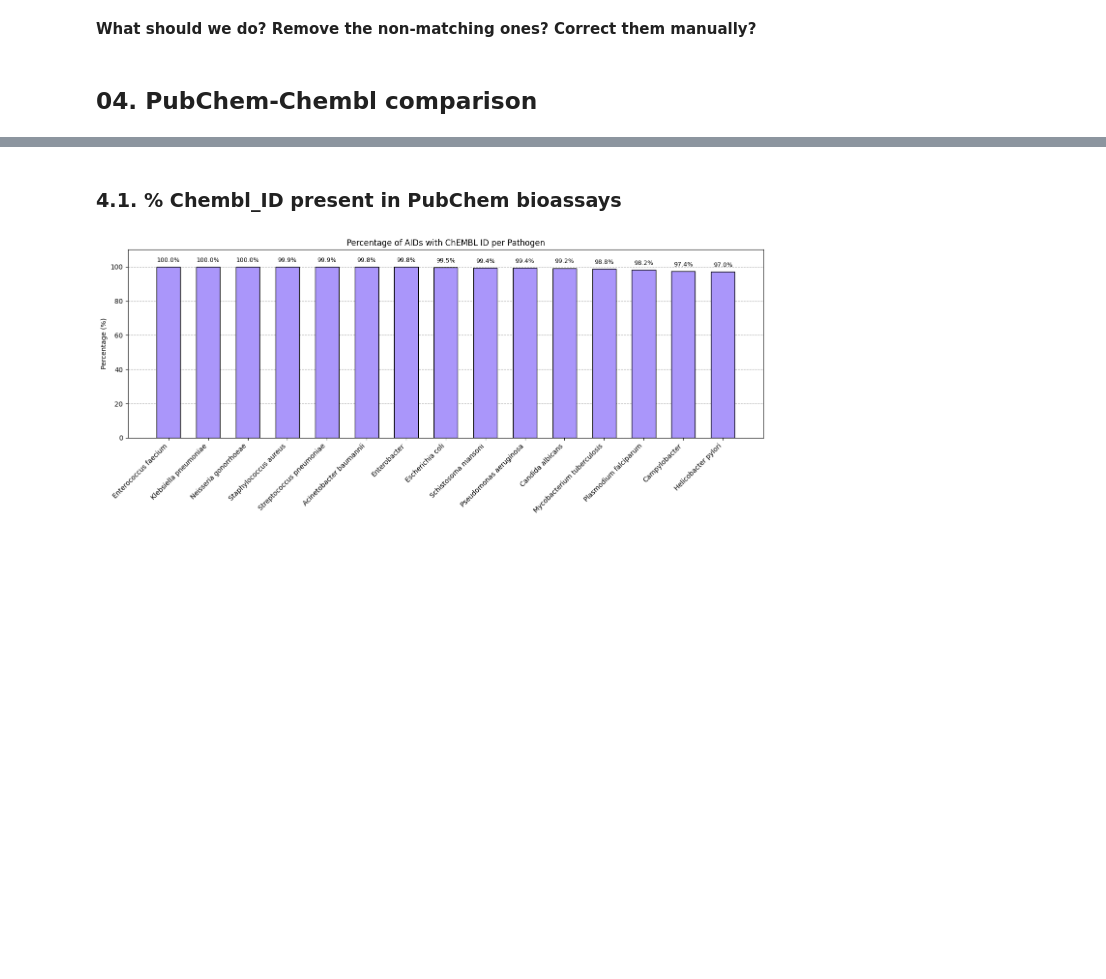
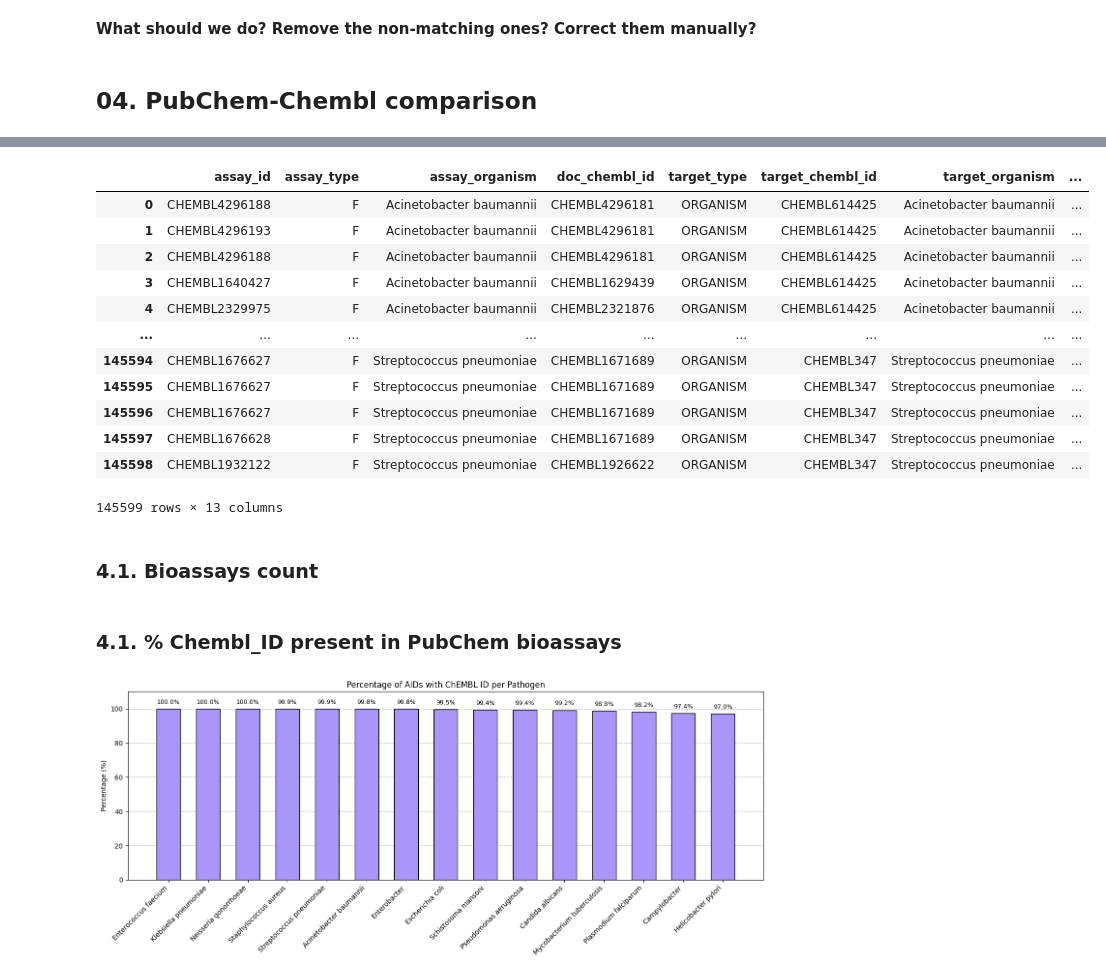
Before and after one commit to ersilia-os/pubchem-antimicrobial-tasks, a Jupyter notebook: notebooks/001_pathogens_of_interest_taxid.ipynb, the cells around one changed output, grey strips where cells are left out. Drawn from its saved outputs; the diff is of its cells as text; code cells hidden in the pictures; blank space fills up the shorter version.

Commit message:
bioassays counts

```diff
--- a/notebooks/001_pathogens_of_interest_taxid.ipynb
+++ b/notebooks/001_pathogens_of_interest_taxid.ipynb
@@ -1253,0 +1261,19 @@ aids.head()
+# %%
+chembl_assays = pd.read_csv(DATA_PROCESSED / "ChEMBL_bioassays/assays_ChEMBL_all.csv") # This file was produced by Arnau
+chembl_assays
+# %% [output]
+|  | assay_id | assay_type | assay_organism | doc_chembl_id | target_type | target_chembl_id | target_organism | ... |
+| 0 | CHEMBL4296188 | F | Acinetobacter baumannii | CHEMBL4296181 | ORGANISM | CHEMBL614425 | Acinetobacter baumannii | ... |
+| 1 | CHEMBL4296193 | F | Acinetobacter baumannii | CHEMBL4296181 | ORGANISM | CHEMBL614425 | Acinetobacter baumannii | ... |
+| 2 | CHEMBL4296188 | F | Acinetobacter baumannii | CHEMBL4296181 | ORGANISM | CHEMBL614425 | Acinetobacter baumannii | ... |
+| 3 | CHEMBL1640427 | F | Acinetobacter baumannii | CHEMBL1629439 | ORGANISM | CHEMBL614425 | Acinetobacter baumannii | ... |
+| 4 | CHEMBL2329975 | F | Acinetobacter baumannii | CHEMBL2321876 | ORGANISM | CHEMBL614425 | Acinetobacter baumannii | ... |
+| ... | ... | ... | ... | ... | ... | ... | ... | ... |
+| 145594 | CHEMBL1676627 | F | Streptococcus pneumoniae | CHEMBL1671689 | ORGANISM | CHEMBL347 | Streptococcus pneumoniae | ... |
+| 145595 | CHEMBL1676627 | F | Streptococcus pneumoniae | CHEMBL1671689 | ORGANISM | CHEMBL347 | Streptococcus pneumoniae | ... |
+| 145596 | CHEMBL1676627 | F | Streptococcus pneumoniae | CHEMBL1671689 | ORGANISM | CHEMBL347 | Streptococcus pneumoniae | ... |
+| 145597 | CHEMBL1676628 | F | Streptococcus pneumoniae | CHEMBL1671689 | ORGANISM | CHEMBL347 | Streptococcus pneumoniae | ... |
+| 145598 | CHEMBL1932122 | F | Streptococcus pneumoniae | CHEMBL1926622 | ORGANISM | CHEMBL347 | Streptococcus pneumoniae | ... |
+145599 rows × 13 columns
+# %% [markdown]
+### 4.1. Bioassays count
```
Also changed, not shown: parts of 4 cells of this notebook.
